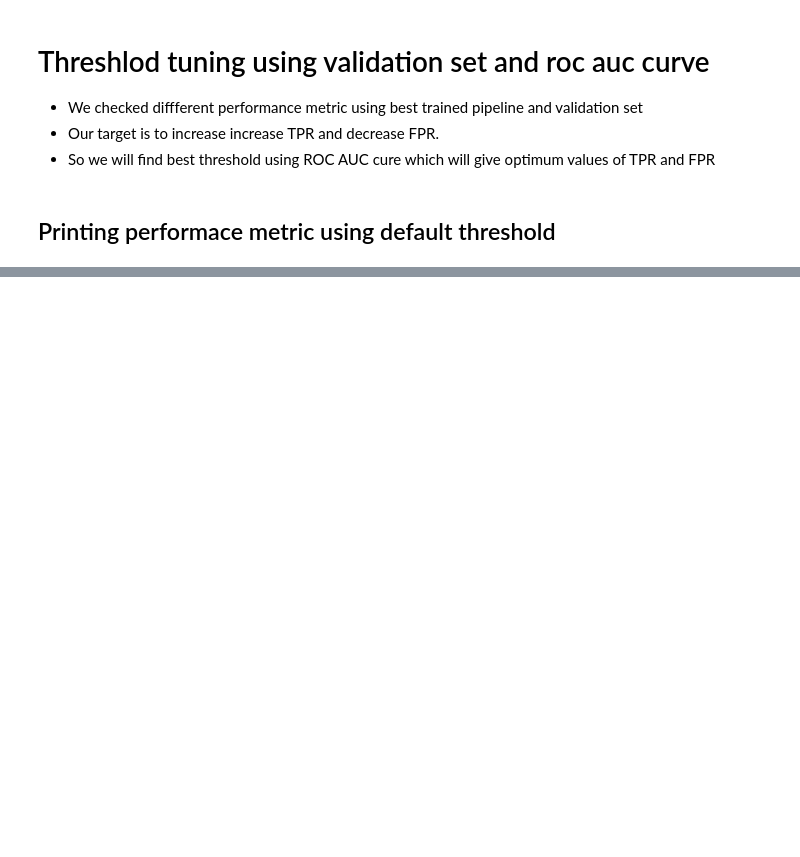
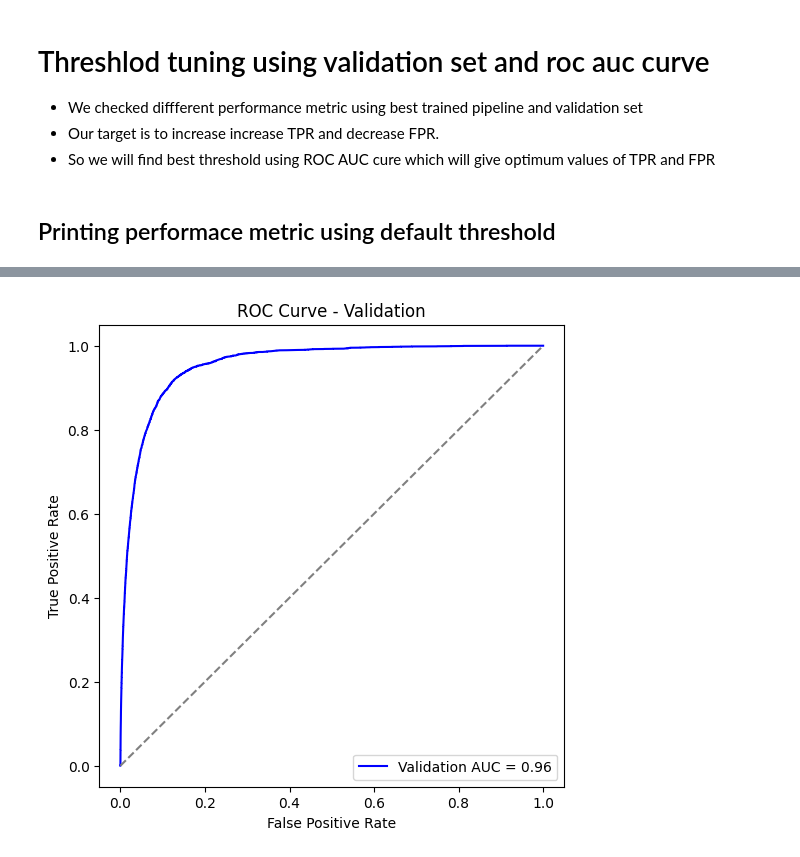
Before and after one commit to azmd801/back_order_prediction, a Jupyter notebook: notebook/Data_transformation_&_Model_Selection.ipynb, the cells around one changed output, grey strips where cells are left out. Saved outputs shown, nothing was run; the diff lists cells and outputs as text; code cells hidden in the pictures; blank space fills up the shorter version.

Commit message:
experimenting with threshold tuning

```diff
--- a/notebook/Data_transformation_&_Model_Selection.ipynb
+++ b/notebook/Data_transformation_&_Model_Selection.ipynb
@@ -842,7 +801,19 @@ training begins
+# %%
+# Save the pipeline as a pickle file
+import pickle
+with open('ml_pipeline.pkl', 'wb') as file:
+    pickle.dump(best_ml_pipeline, file)
 # %% [markdown]
 # Threshlod tuning using validation set and roc auc curve
 * We checked diffferent performance metric using best trained pipeline and validation set
 * Our target is to increase increase TPR and decrease FPR.
 * So we will find best threshold using ROC AUC cure which will give optimum values of TPR and FPR
+# %%
+# loading the trained pipline pickle
+import pickle
+
+# Load the trained pipeline from the pickle file
+with open('ml_pipeline .pkl', 'rb') as file:
+    best_ml_pipeline = pickle.load(file)
 # %% [markdown]
 ## Printing performace metric using default threshold
@@ -953,0 +856,7 @@ from sklearn.metrics import balanced_accuracy_score
+# %%
+y_train_pred = best_ml_pipeline.predict(X_train)
+y_train_pred_proba = best_ml_pipeline.predict_proba(X_train)[:, 1]
+y_val_pred = best_ml_pipeline.predict(X_val)
+y_val_pred_proba = best_ml_pipeline.predict_proba(X_val)[:, 1]
+
+generate_evaluation_report(y_train_pred , y_train_pred_proba, y_val_pred, y_val_pred_proba)
@@ -953,0 +883,23 @@ from sklearn.metrics import balanced_accuracy_score
+# %%
+def plot_roc_curve(X_val, y_val, ml_pipeline):
+    y_val_pred_proba = ml_pipeline.predict_proba(X_val)[:, 1]
+
+    fpr_val, tpr_val, threshold = roc_curve(y_val, y_val_pred_proba)
+    auc_val = auc(fpr_val, tpr_val)
+
+    # Plot ROC AUC curve
+    plt.figure(figsize=(6, 6))
+    plt.plot(fpr_val, tpr_val, color='blue', label=f'Validation AUC = {auc_val:.2f}')
+    plt.plot([0, 1], [0, 1], color='gray', linestyle='--')
+    plt.xlabel('False Positive Rate')
+    plt.ylabel('True Positive Rate')
+    plt.title('ROC Curve - Validation')
+    plt.legend()
+    plt.show()
+
+    return tpr_val, fpr_val, threshold
+
+# Call the function with your data and model
+tpr, fpr, threshold = plot_roc_curve(X_val, y_val, best_ml_pipeline)
+# %% [output]
+[figure, added]
```
Also changed, not shown: parts of 22 cells of this notebook.
